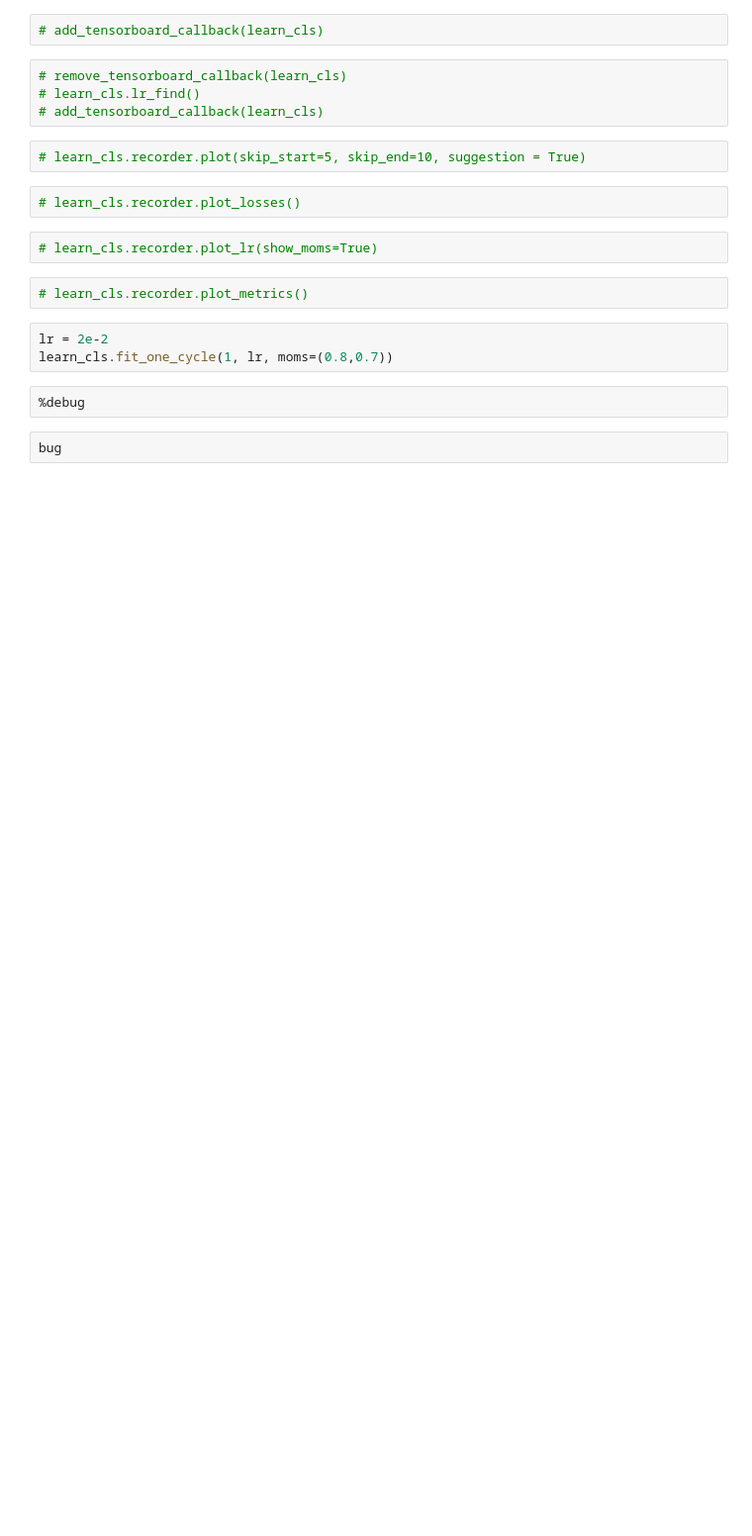
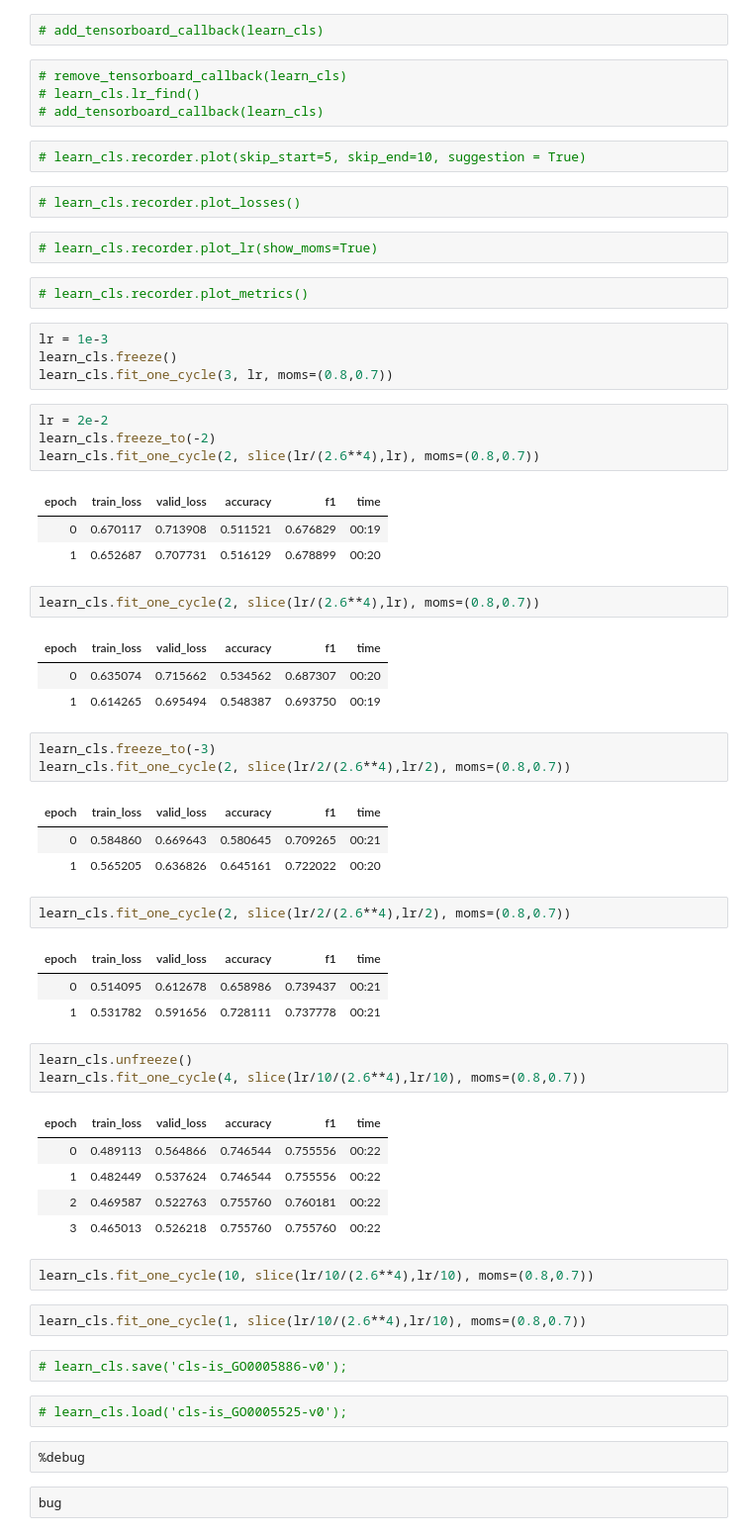
Before and after one commit to panaali/bilmo, a Jupyter notebook: v3/cls-gpu3.ipynb, the cells around one changed output. Shown at 99% size. Cells and saved outputs as stored; diff of their text form; blank space fills up the shorter version.

```diff
--- a/v3/cls-gpu3.ipynb
+++ b/v3/cls-gpu3.ipynb
@@ -151,8 +277,53 @@ def remove_tensorboard_callback(learn):
 # %%
 # learn_cls.recorder.plot_metrics()
 # %%
-lr = 2e-2
-learn_cls.fit_one_cycle(1, lr, moms=(0.8,0.7))
+lr = 1e-3
+learn_cls.freeze()
+learn_cls.fit_one_cycle(3, lr, moms=(0.8,0.7))
+# %%
+lr = 2e-2
+learn_cls.freeze_to(-2)
+learn_cls.fit_one_cycle(2, slice(lr/(2.6**4),lr), moms=(0.8,0.7))
+# %% [output]
+| epoch | train_loss | valid_loss | accuracy | f1 | time |
+| 0 | 0.670117 | 0.713908 | 0.511521 | 0.676829 | 00:19 |
+| 1 | 0.652687 | 0.707731 | 0.516129 | 0.678899 | 00:20 |
+# %%
+learn_cls.fit_one_cycle(2, slice(lr/(2.6**4),lr), moms=(0.8,0.7))
+# %% [output]
+| epoch | train_loss | valid_loss | accuracy | f1 | time |
+| 0 | 0.635074 | 0.715662 | 0.534562 | 0.687307 | 00:20 |
+| 1 | 0.614265 | 0.695494 | 0.548387 | 0.693750 | 00:19 |
+# %%
+learn_cls.freeze_to(-3)
+learn_cls.fit_one_cycle(2, slice(lr/2/(2.6**4),lr/2), moms=(0.8,0.7))
+# %% [output]
+| epoch | train_loss | valid_loss | accuracy | f1 | time |
+| 0 | 0.584860 | 0.669643 | 0.580645 | 0.709265 | 00:21 |
+| 1 | 0.565205 | 0.636826 | 0.645161 | 0.722022 | 00:20 |
+# %%
+learn_cls.fit_one_cycle(2, slice(lr/2/(2.6**4),lr/2), moms=(0.8,0.7))
+# %% [output]
+| epoch | train_loss | valid_loss | accuracy | f1 | time |
+| 0 | 0.514095 | 0.612678 | 0.658986 | 0.739437 | 00:21 |
+| 1 | 0.531782 | 0.591656 | 0.728111 | 0.737778 | 00:21 |
+# %%
+learn_cls.unfreeze()
+learn_cls.fit_one_cycle(4, slice(lr/10/(2.6**4),lr/10), moms=(0.8,0.7))
+# %% [output]
+| epoch | train_loss | valid_loss | accuracy | f1 | time |
+| 0 | 0.489113 | 0.564866 | 0.746544 | 0.755556 | 00:22 |
+| 1 | 0.482449 | 0.537624 | 0.746544 | 0.755556 | 00:22 |
+| 2 | 0.469587 | 0.522763 | 0.755760 | 0.760181 | 00:22 |
+| 3 | 0.465013 | 0.526218 | 0.755760 | 0.755760 | 00:22 |
+# %%
+learn_cls.fit_one_cycle(10, slice(lr/10/(2.6**4),lr/10), moms=(0.8,0.7))
+# %%
+learn_cls.fit_one_cycle(1, slice(lr/10/(2.6**4),lr/10), moms=(0.8,0.7))
+# %%
+# learn_cls.save('cls-is_GO0005886-v0');
+# %%
+# learn_cls.load('cls-is_GO0005525-v0');
 # %%
 %debug
 # %%
```
Also changed, not shown: parts of 47 cells of this notebook, 5 other files.
